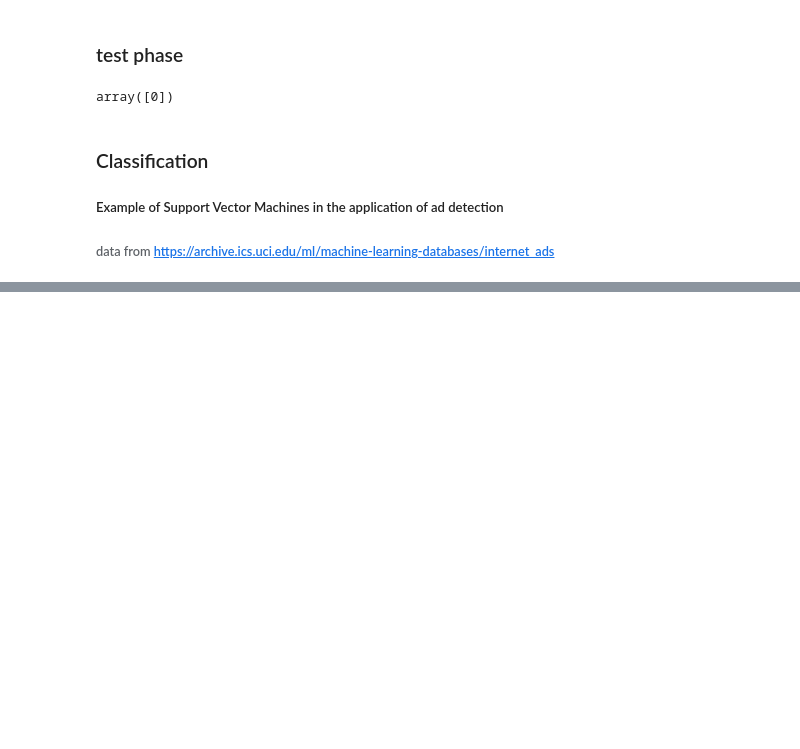
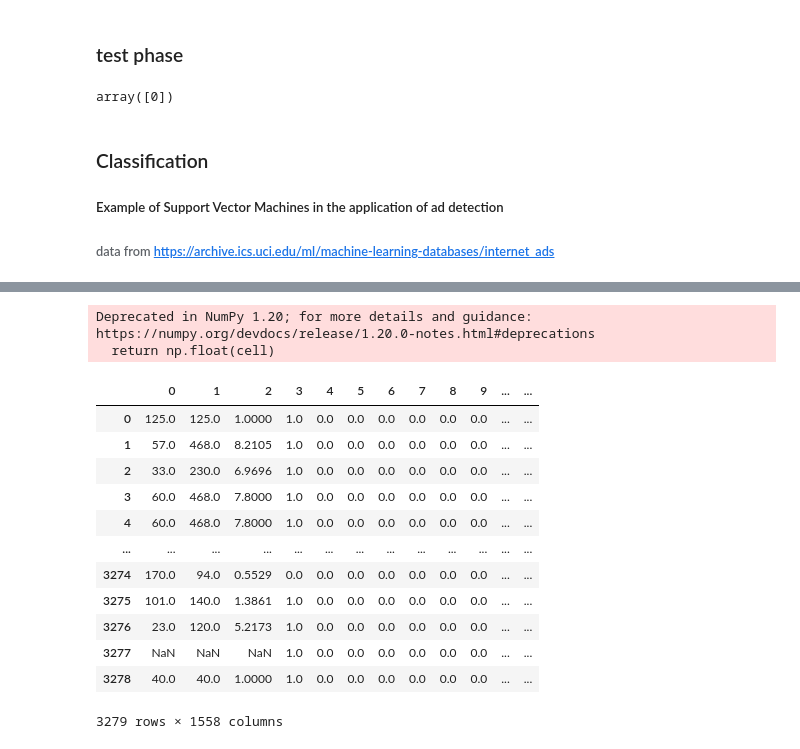
Before and after one commit to MihribanMurat/Previous-projects, a Jupyter notebook: PluralSight_NaiveBayes_SentimentAnalysis.ipynb, the cells around one changed output, grey strips where cells are left out. Cells and saved outputs as stored; diff of their text form; code cells hidden in the pictures; blank space fills up the shorter version.

```diff
--- a/PluralSight_NaiveBayes_SentimentAnalysis.ipynb
+++ b/PluralSight_NaiveBayes_SentimentAnalysis.ipynb
@@ -112,0 +125,29 @@ data.head(20) # the first 20 rows
+# %%
+# if missing value assign NaN
+def toNum (cell):
+    try:
+        return np.float(cell)
+    except:
+        return np.nan
+
+#apply missing value check to a column
+def coltoNum (col):
+    return col.apply(toNum)
+# %%
+train_data.apply(coltoNum)
+# %% [output]
+Deprecated in NumPy 1.20; for more details and guidance: https://numpy.org/devdocs/release/1.20.0-notes.html#deprecations
+  return np.float(cell)
+|  | 0 | 1 | 2 | 3 | 4 | 5 | 6 | 7 | 8 | 9 | ... | ... |
+| 0 | 125.0 | 125.0 | 1.0000 | 1.0 | 0.0 | 0.0 | 0.0 | 0.0 | 0.0 | 0.0 | ... | ... |
+| 1 | 57.0 | 468.0 | 8.2105 | 1.0 | 0.0 | 0.0 | 0.0 | 0.0 | 0.0 | 0.0 | ... | ... |
+| 2 | 33.0 | 230.0 | 6.9696 | 1.0 | 0.0 | 0.0 | 0.0 | 0.0 | 0.0 | 0.0 | ... | ... |
+| 3 | 60.0 | 468.0 | 7.8000 | 1.0 | 0.0 | 0.0 | 0.0 | 0.0 | 0.0 | 0.0 | ... | ... |
+| 4 | 60.0 | 468.0 | 7.8000 | 1.0 | 0.0 | 0.0 | 0.0 | 0.0 | 0.0 | 0.0 | ... | ... |
+| ... | ... | ... | ... | ... | ... | ... | ... | ... | ... | ... | ... | ... |
+| 3274 | 170.0 | 94.0 | 0.5529 | 0.0 | 0.0 | 0.0 | 0.0 | 0.0 | 0.0 | 0.0 | ... | ... |
+| 3275 | 101.0 | 140.0 | 1.3861 | 1.0 | 0.0 | 0.0 | 0.0 | 0.0 | 0.0 | 0.0 | ... | ... |
+| 3276 | 23.0 | 120.0 | 5.2173 | 1.0 | 0.0 | 0.0 | 0.0 | 0.0 | 0.0 | 0.0 | ... | ... |
+| 3277 | NaN | NaN | NaN | 1.0 | 0.0 | 0.0 | 0.0 | 0.0 | 0.0 | 0.0 | ... | ... |
+| 3278 | 40.0 | 40.0 | 1.0000 | 1.0 | 0.0 | 0.0 | 0.0 | 0.0 | 0.0 | 0.0 | ... | ... |
+3279 rows × 1558 columns
```
Also changed, not shown: parts of 8 cells of this notebook.
